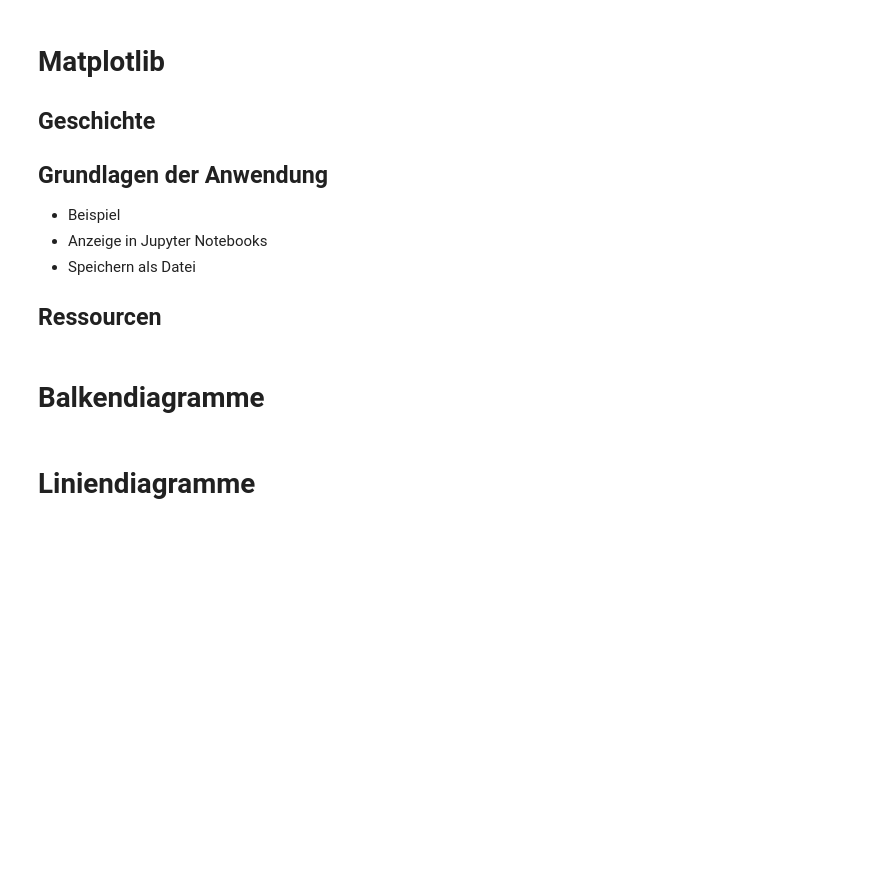
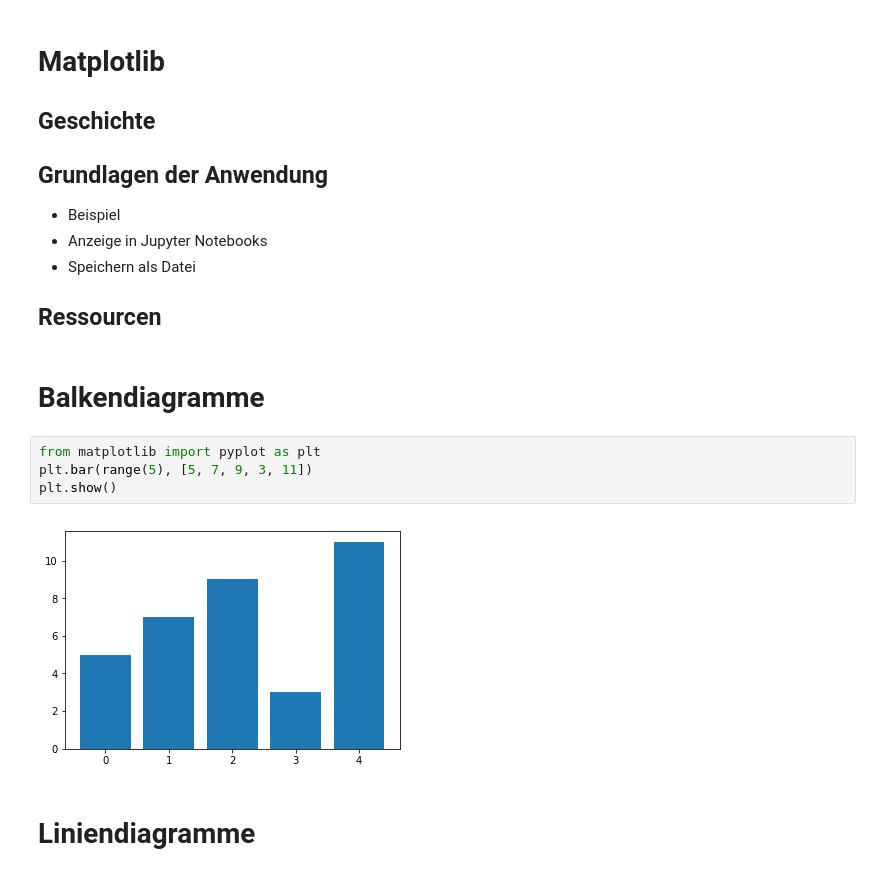
Before and after one commit to mfhepp/pip, a Jupyter notebook: notebooks/pip_unit_4.ipynb, the cells around one changed output. Drawn from its saved outputs; the diff is of its cells as text; blank space fills up the shorter version.

```diff
--- a/notebooks/pip_unit_4.ipynb
+++ b/notebooks/pip_unit_4.ipynb
@@ -24,5 +24,11 @@
 ## Ressourcen
 # %% [markdown]
 # Balkendiagramme
+# %%
+from matplotlib import pyplot as plt
+plt.bar(range(5), [5, 7, 9, 3, 11])
+plt.show()
+# %% [output]
+[figure, added]
 # %% [markdown]
 # Liniendiagramme
```
Also changed, not shown: parts of 9 cells of this notebook, 15 other files.
